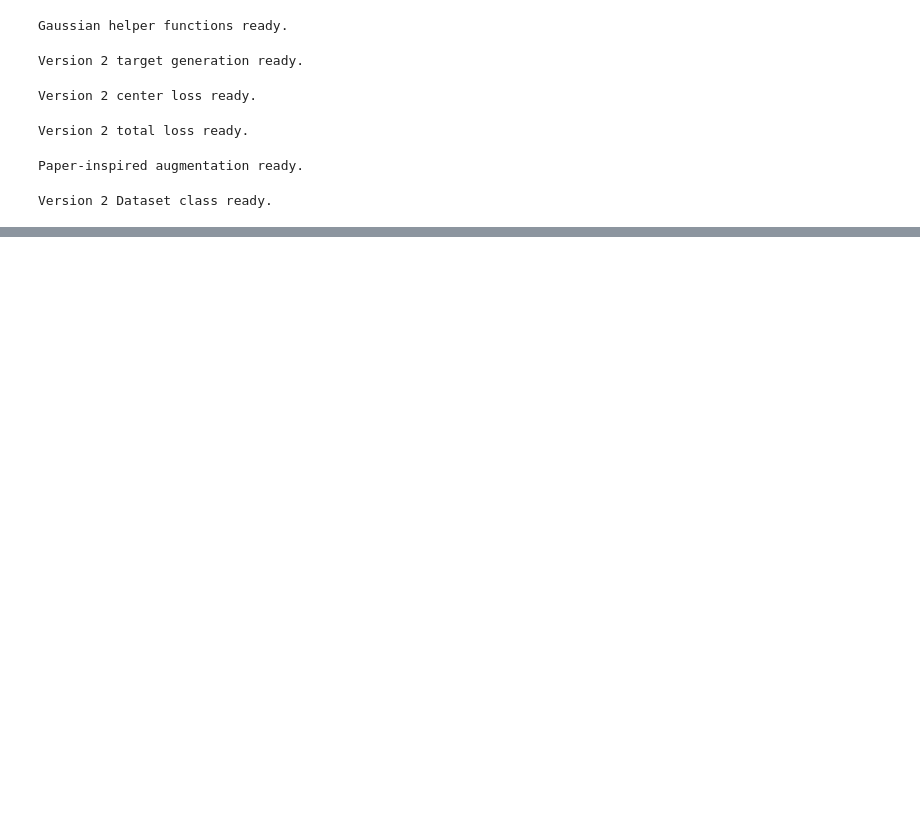
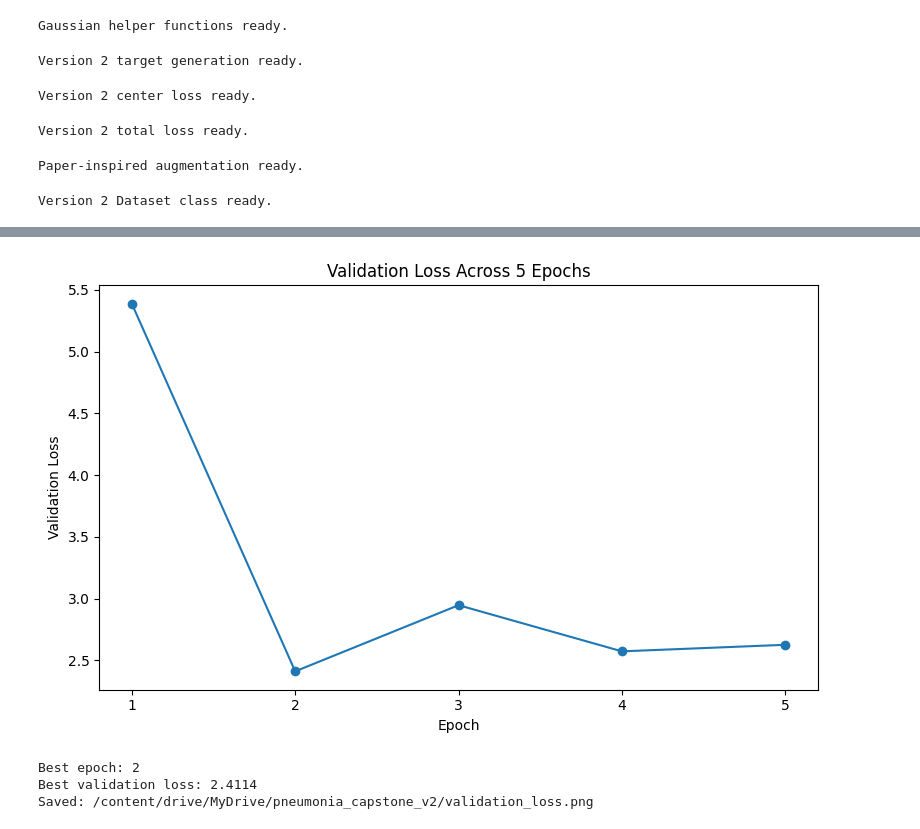
Before and after one commit to imdeepa99/pneumonia-anchor-free-detection, a Jupyter notebook: notebooks/pneumonia_anchor_free_detection.ipynb, the cells around one changed output, grey strips where cells are left out. Saved outputs shown, nothing was run; the diff lists cells and outputs as text; code cells hidden in the pictures; blank space fills up the shorter version.

```diff
--- a/notebooks/pneumonia_anchor_free_detection.ipynb
+++ b/notebooks/pneumonia_anchor_free_detection.ipynb
@@ -4172,0 +7261,55 @@ NameError: name 'train_df' is not defined
+# %%
+# ============================================================
+# FIGURE 4 — VALIDATION LOSS BY EPOCH
+# ============================================================
+
+import matplotlib.pyplot as plt
+
+epochs = [1, 2, 3, 4, 5]
+
+val_losses = [
+    5.3877,
+    2.4114,
+    2.9469,
+    2.5733,
+    2.6263
+]
+
+plt.figure(figsize=(8, 5))
+
+plt.plot(
+    epochs,
+    val_losses,
+    marker="o"
+)
+
+plt.xlabel("Epoch")
+plt.ylabel("Validation Loss")
+
+plt.title(
+    "Validation Loss Across 5 Epochs"
+)
+
+plt.xticks(epochs)
+
+plt.tight_layout()
+
+val_fig_path = (
+    f"{SAVE_DIR}/validation_loss.png"
+)
+
+plt.savefig(
+    val_fig_path,
+    dpi=200
+)
+
+plt.show()
+
+print("Best epoch: 2")
+print("Best validation loss: 2.4114")
+print("Saved:", val_fig_path)
+# %% [output]
+[figure, added]
+Best epoch: 2
+Best validation loss: 2.4114
+Saved: /content/drive/MyDrive/pneumonia_capstone_v2/validation_loss.png
```
Also changed, not shown: parts of 42 cells of this notebook.
